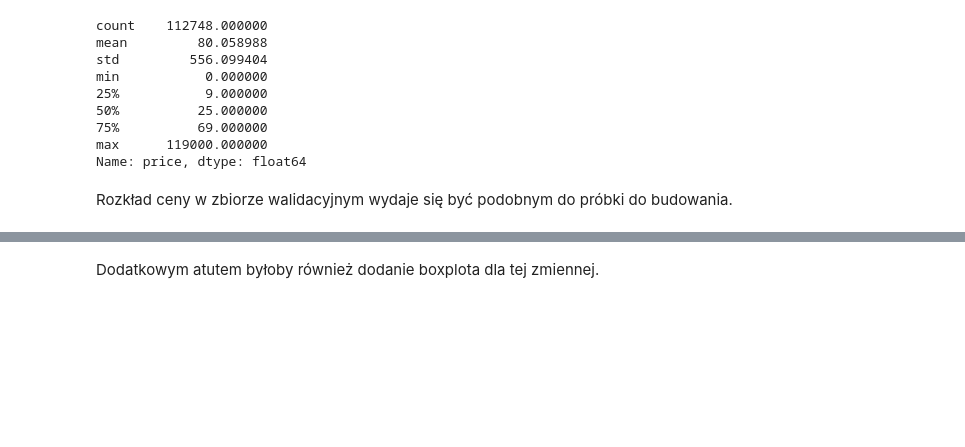
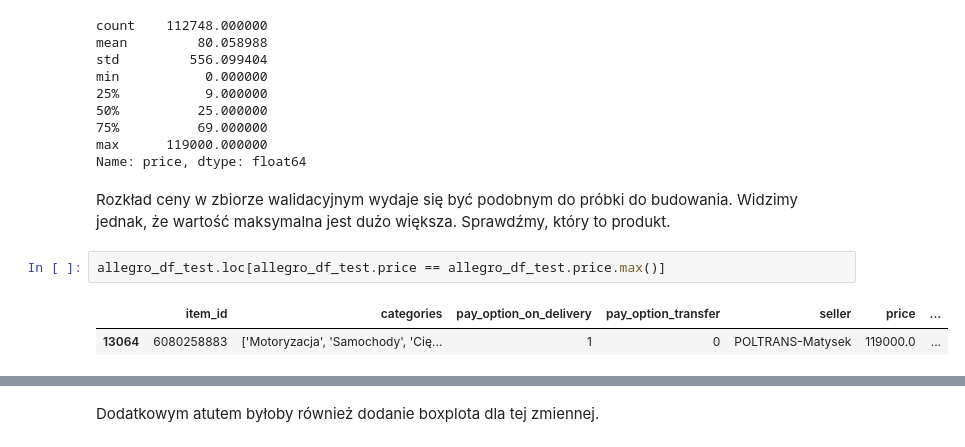
Before and after one commit to wi1lku/Introduction-to-machine-learning-, a Jupyter notebook: hw2/PD2_validation_2.ipynb, the cells around one changed output, grey strips where cells are left out. Saved outputs shown, nothing was run; the diff lists cells and outputs as text; blank space fills up the shorter version.

```diff
--- a/hw2/PD2_validation_2.ipynb
+++ b/hw2/PD2_validation_2.ipynb
@@ -323,4 +322,9 @@ min           0.000000
 max      119000.000000
 Name: price, dtype: float64
 # %% [markdown]
-Rozkład ceny w zbiorze walidacyjnym wydaje się być podobnym do próbki do budowania.
+Rozkład ceny w zbiorze walidacyjnym wydaje się być podobnym do próbki do budowania. Widzimy jednak, że wartość maksymalna jest dużo większa. Sprawdźmy, który to produkt.
+# %%
+allegro_df_test.loc[allegro_df_test.price == allegro_df_test.price.max()]
+# %% [output]
+|  | item_id | categories | pay_option_on_delivery | pay_option_transfer | seller | price | ... |
+| 13064 | 6080258883 | ['Motoryzacja', 'Samochody', 'Cię... | 1 | 0 | POLTRANS-Matysek | 119000.0 | ... |
```
Also changed, not shown: parts of 29 cells of this notebook.
